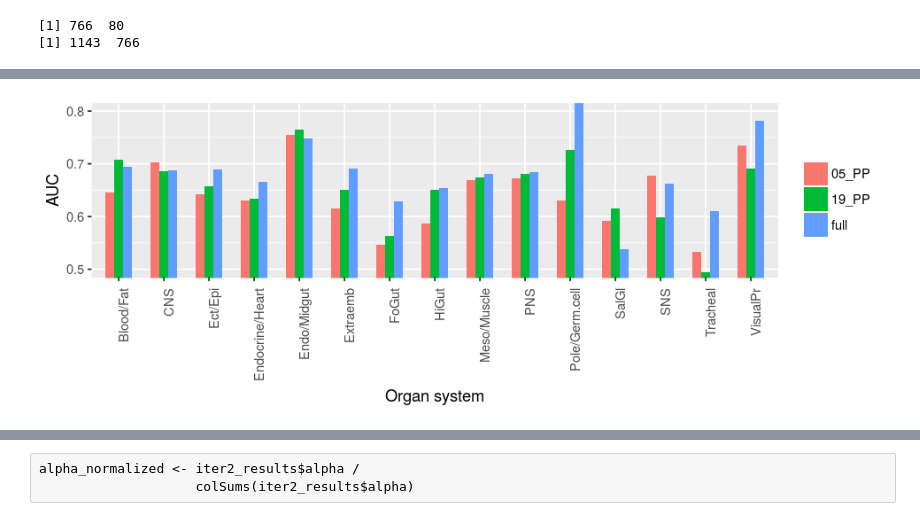
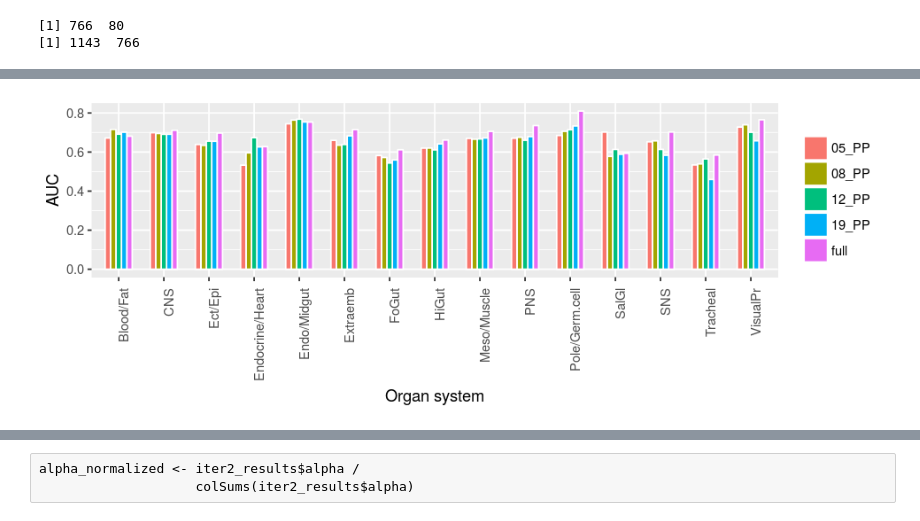
Before and after one commit to Runjing-Liu120/drosophila_late_stage_analysis, a Jupyter notebook: process_results/organ_system_predictions.ipynb, the cells around one changed output, grey strips where cells are left out. Saved outputs shown, nothing was run; the diff lists cells and outputs as text; code cells hidden in the pictures.

```diff
--- a/process_results/organ_system_predictions.ipynb
+++ b/process_results/organ_system_predictions.ipynb
@@ -86,0 +139,2 @@ plotImg(dict[, 2], late$template, FALSE)
+# %%
+lasso_pred8 <- get_os_prediction_from_PP(alpha8, os)
@@ -86,0 +155,5 @@ plotImg(dict[, 2], late$template, FALSE)
+# %%
+alpha_file <- '../scripts/staNMFDicts/K=12/alpha_99.csv'
+alpha12 <- read.csv(alpha_file)[, -1]
+# %%
+lasso_pred12 <- get_os_prediction_from_PP(alpha12, os)
@@ -168,7 +216,19 @@ rownames(error_lasso19_) <- c()
 error_lasso19_df <- data.frame(auc = error_lasso19_, os = sub("_4*", " ", CV.late4))
 error_lasso19_df$features <- '19_PP'
 
-# dataframe for PP from second iteration
+# dataframe for 12 PP
+error_lasso12_ <- lasso_pred12$error
+rownames(error_lasso12_) <- c()
+error_lasso12_df <- data.frame(auc = error_lasso12_, os = sub("_4*", " ", CV.late4))
+error_lasso12_df$features <- '12_PP'
+
+# dataframe for 8 PP
+error_lasso8_ <- lasso_pred8$error
+rownames(error_lasso8_) <- c()
+error_lasso8_df <- data.frame(auc = error_lasso8_, os = sub("_4*", " ", CV.late4))
+error_lasso8_df$features <- '08_PP'
+
+# dataframe for 5 PP
 error_lasso5_ <- lasso_pred5$error
 rownames(error_lasso5_) <- c()
 error_lasso5_df <- data.frame(auc = error_lasso5_, os = sub("_4*", " ", CV.late4))
@@ -178,22 +251,21 @@ library(tidyverse)
 # %%
-error_df <- rbind(error_lasso19_df, error_lasso5_df, error_lasso_full_df)
+error_df <- rbind(error_lasso19_df, error_lasso12_df, error_lasso8_df, error_lasso5_df, error_lasso_full_df)
 
 blank_theme <-   theme_bw() +
   theme(axis.line = element_line(colour = "black"),
     panel.grid.major = element_blank(),
     panel.grid.minor = element_blank(),
     panel.border = element_blank(),
     panel.background = element_blank())
 
 
 library(ggplot2)
 library(repr)
 options(repr.plot.width=8, repr.plot.height=3)
 
 ggplot(error_df ,aes(x=os,y=auc,fill=factor(features), width=.6))+
-  geom_bar(stat="identity",position="dodge")+
+  geom_bar(stat="identity",position="dodge", color = 'white')+
   xlab("Organ system")+ylab("AUC") + theme(axis.text.x=element_text(angle=90,hjust=1)) +
-    coord_cartesian(ylim=c(0.5,0.8)) +
-    guides(fill=guide_legend(title=""))
+guides(fill=guide_legend(title=""))
 # %% [output]
-[figure, old version]
+[figure, new version]
```
Also changed, not shown: parts of 51 cells of this notebook, 10 other files.
